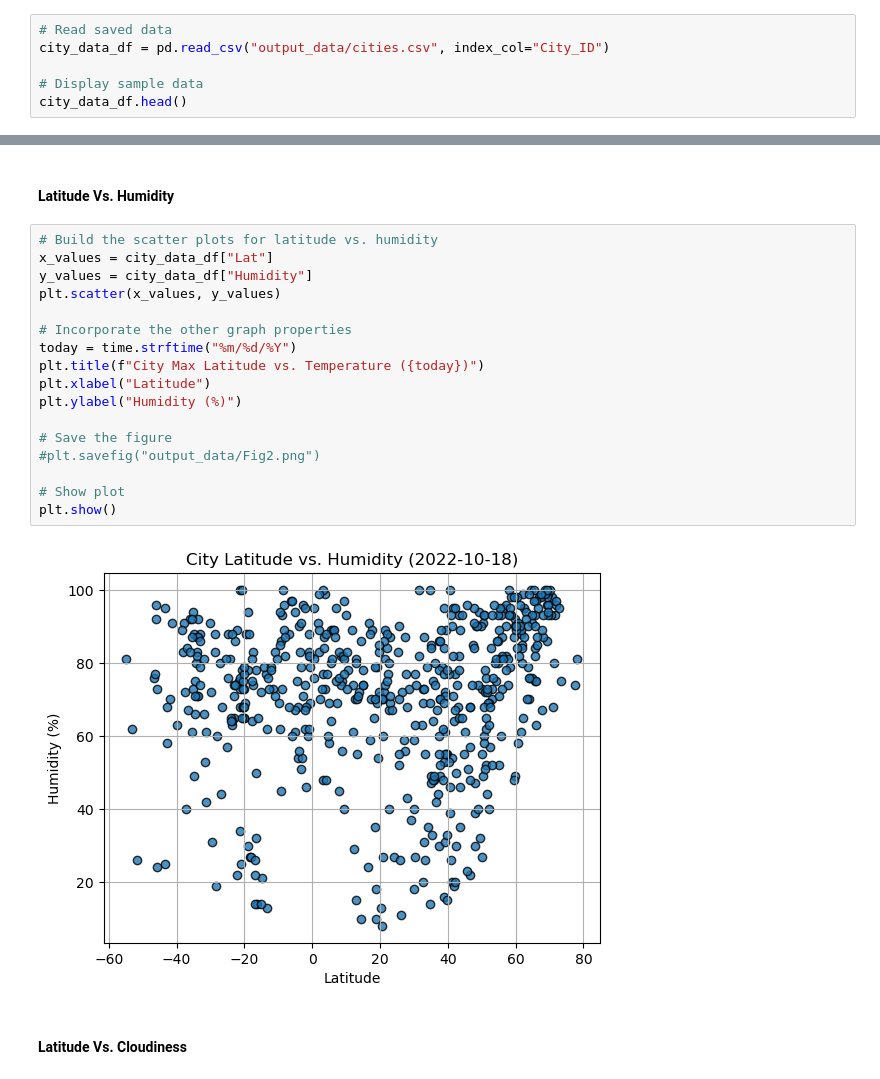
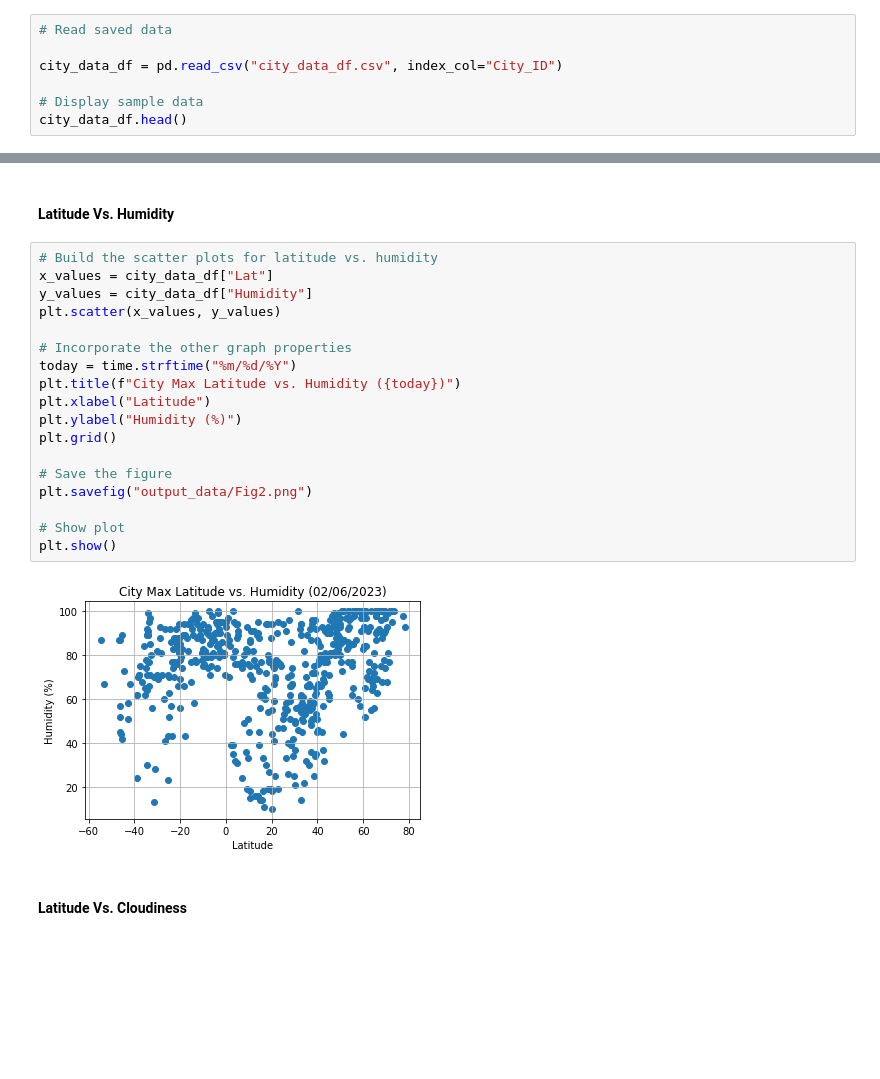
Before and after one commit to Tsmoore002900/Api-Python-Challenge, a Jupyter notebook: WeatherPy/WeatherPy.ipynb, the cells around one changed output, grey strips where cells are left out. Cells and saved outputs as stored; diff of their text form; blank space fills up the shorter version.

```diff
--- a/WeatherPy/WeatherPy.ipynb
+++ b/WeatherPy/WeatherPy.ipynb
@@ -188,6 +184,7 @@ FileNotFoundError: [Errno 2] No such file or directory: 'output_data/cities.csv'
 # %%
 # Read saved data
-city_data_df = pd.read_csv("output_data/cities.csv", index_col="City_ID")
+
+city_data_df = pd.read_csv("city_data_df.csv", index_col="City_ID")
 
 # Display sample data
 city_data_df.head()
@@ -226,22 +224,23 @@ plt.show()
 # %%
 # Build the scatter plots for latitude vs. humidity
 x_values = city_data_df["Lat"]
 y_values = city_data_df["Humidity"]
 plt.scatter(x_values, y_values)
 
 # Incorporate the other graph properties
 today = time.strftime("%m/%d/%Y")
-plt.title(f"City Max Latitude vs. Temperature ({today})")
+plt.title(f"City Max Latitude vs. Humidity ({today})")
 plt.xlabel("Latitude")
 plt.ylabel("Humidity (%)")
+plt.grid()
 
 # Save the figure
-#plt.savefig("output_data/Fig2.png")
+plt.savefig("output_data/Fig2.png")
 
 # Show plot
 plt.show()
 # %% [output]
-[figure, old version]
+[figure, new version]
 # %% [markdown]
 #### Latitude Vs. Cloudiness
 # %%
```
Also changed, not shown: parts of 10 cells of this notebook, 3 other files.
